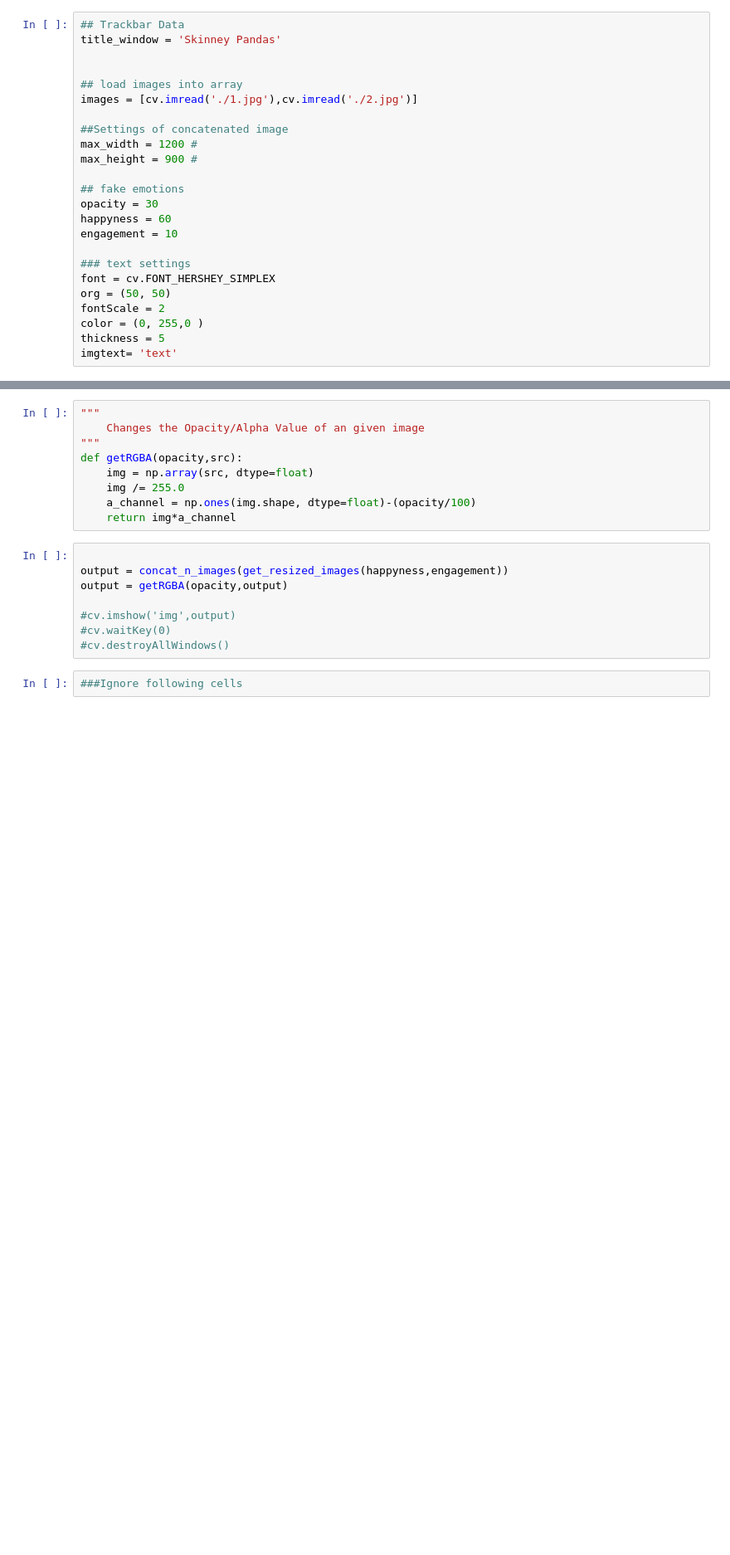
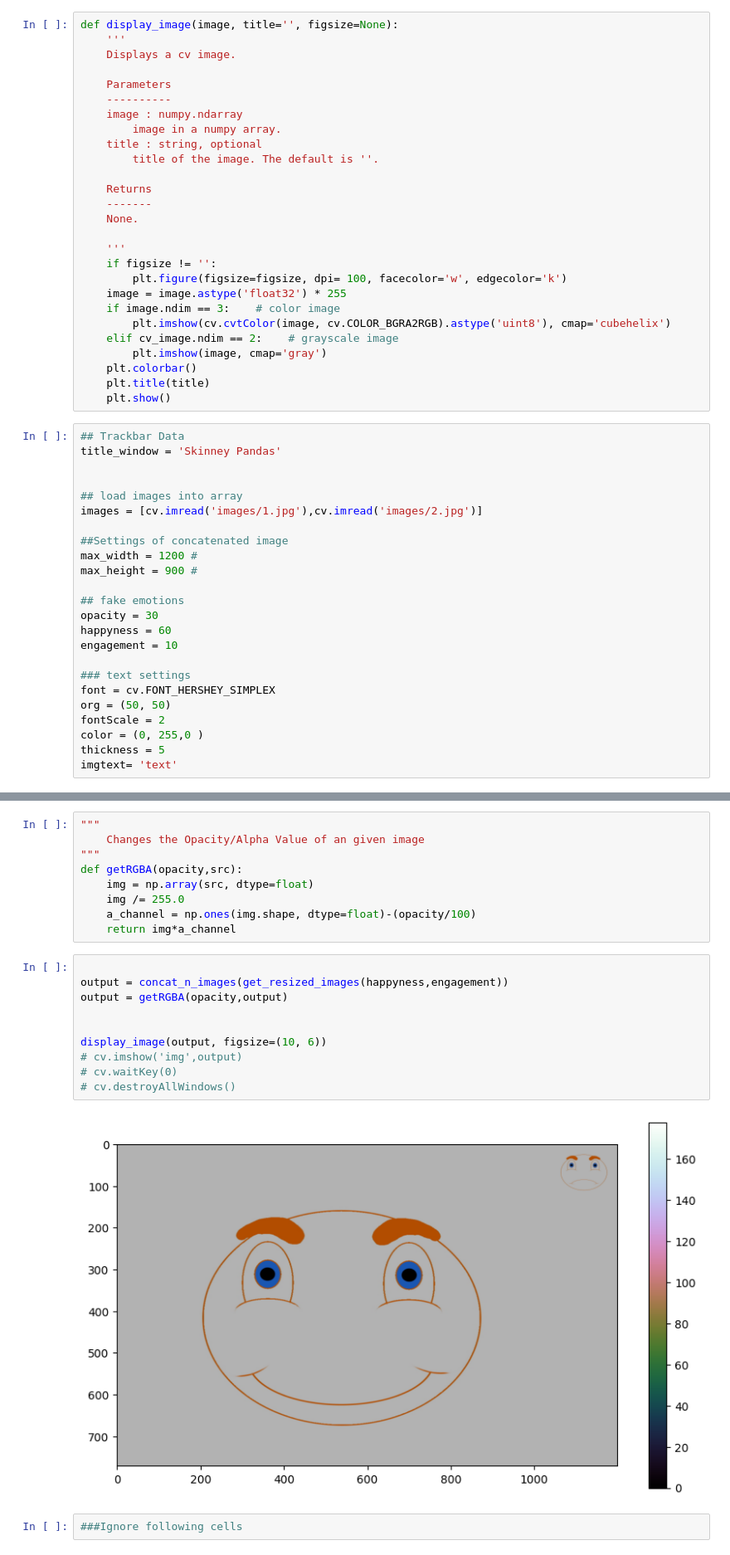
Before and after one commit to Norlez/Group-Emotion-Representation, a Jupyter notebook: representer.ipynb, the cells around one changed output, grey strips where cells are left out. Shown: that part at 83% size. Saved outputs shown, nothing was run; the diff lists cells and outputs as text; blank space fills up the shorter version.

Commit message:
added a new image display method

```diff
--- a/representer.ipynb
+++ b/representer.ipynb
@@ -87,13 +87,40 @@ for i in range(20):
 
 #     print(happiness_probability)
 #     print(engagedness_probability)
+# %%
+def display_image(image, title='', figsize=None):
+    '''
+    Displays a cv image.
+
+    Parameters
+    ----------
+    image : numpy.ndarray
+        image in a numpy array.
+    title : string, optional
+        title of the image. The default is ''.
+
+    Returns
+    -------
+    None.
+
+    '''
+    if figsize != '':
+        plt.figure(figsize=figsize, dpi= 100, facecolor='w', edgecolor='k')
+    image = image.astype('float32') * 255
+    if image.ndim == 3:    # color image
+        plt.imshow(cv.cvtColor(image, cv.COLOR_BGRA2RGB).astype('uint8'), cmap='cubehelix')
+    elif cv_image.ndim == 2:    # grayscale image
+        plt.imshow(image, cmap='gray')
+    plt.colorbar()
+    plt.title(title)
+    plt.show()
 # %%
 ## Trackbar Data
 title_window = 'Skinney Pandas'
 
 
 ## load images into array
-images = [cv.imread('./1.jpg'),cv.imread('./2.jpg')]
+images = [cv.imread('images/1.jpg'),cv.imread('images/2.jpg')]
 
 ##Settings of concatenated image
 max_width = 1200 #
@@ -177,11 +204,15 @@ def getRGBA(opacity,src):
 # %%
 
 output = concat_n_images(get_resized_images(happyness,engagement))
 output = getRGBA(opacity,output)
 
-#cv.imshow('img',output)
-#cv.waitKey(0)
-#cv.destroyAllWindows()
+
+display_image(output, figsize=(10, 6))
+# cv.imshow('img',output)
+# cv.waitKey(0)
+# cv.destroyAllWindows()
+# %% [output]
+[figure, added]
 # %%
 ###Ignore following cells
 # %%
```
Also changed, not shown: 2 other files.
